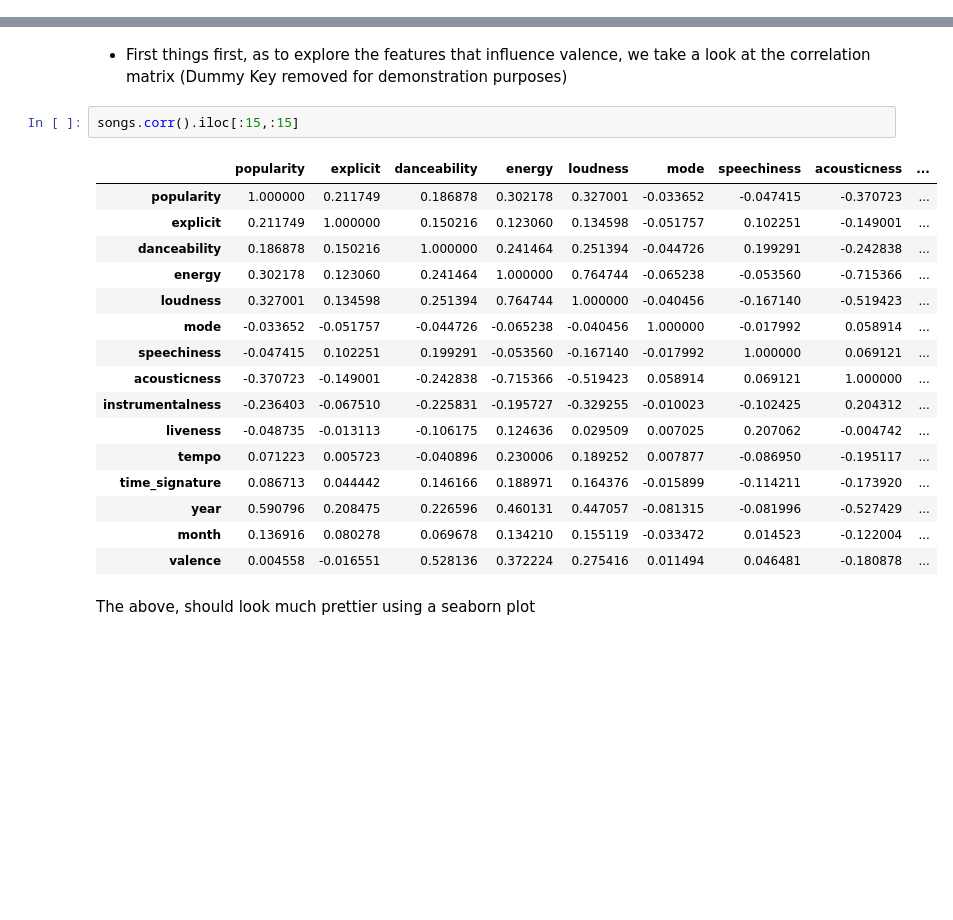
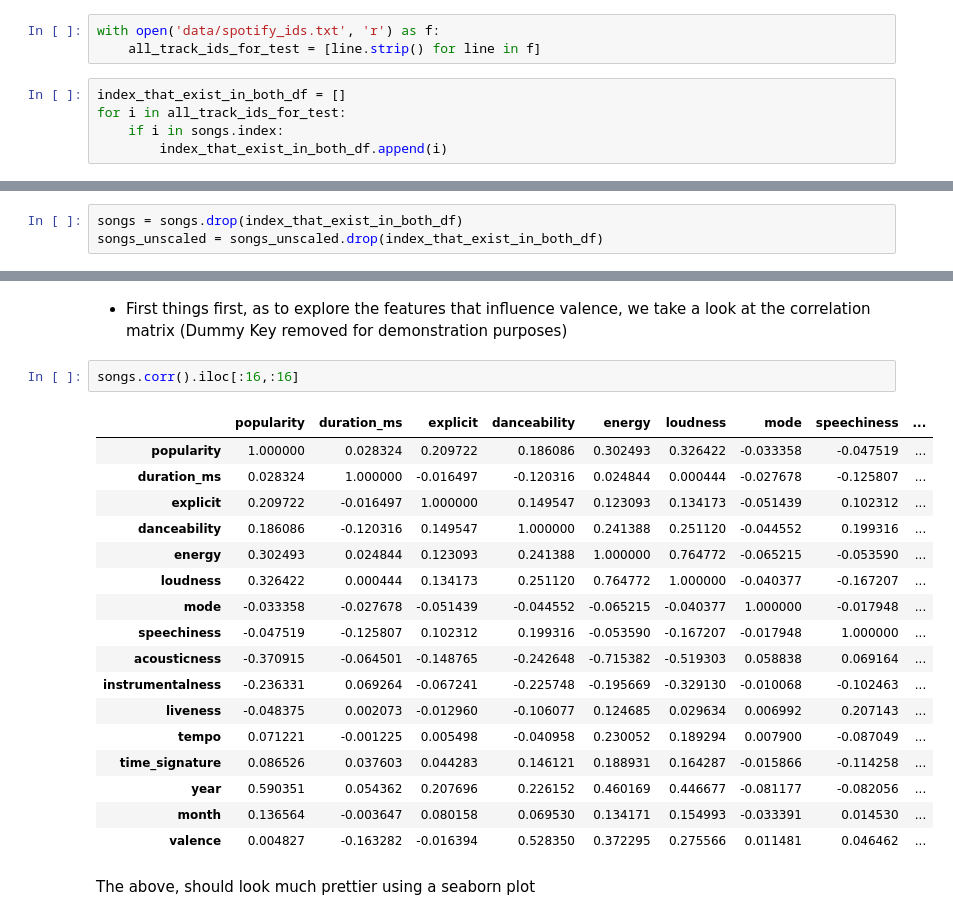
Before and after one commit to Nikos-Antonopoulos/Dissecting-Spotify-Valence, a Jupyter notebook: 3rd_assignment.ipynb, the cells around one changed output, grey strips where cells are left out. Saved outputs shown, nothing was run; the diff lists cells and outputs as text; blank space fills up the shorter version.

```diff
--- a/3rd_assignment.ipynb
+++ b/3rd_assignment.ipynb
@@ -222,0 +217,8 @@ songs_unscaled
+# %%
+with open('data/spotify_ids.txt', 'r') as f:
+    all_track_ids_for_test = [line.strip() for line in f]
+# %%
+index_that_exist_in_both_df = []
+for i in all_track_ids_for_test:
+    if i in songs.index:
+        index_that_exist_in_both_df.append(i)
@@ -222,0 +229,3 @@ songs_unscaled
+# %%
+songs = songs.drop(index_that_exist_in_both_df)
+songs_unscaled = songs_unscaled.drop(index_that_exist_in_both_df)
@@ -230,24 +243,25 @@ songs_unscaled
 * First things first, as to explore the features that influence valence, we take a look at the correlation matrix
   (Dummy Key removed for demonstration purposes)
 # %%
-songs.corr().iloc[:15,:15]
+songs.corr().iloc[:16,:16]
 # %% [output]
-|  | popularity | explicit | danceability | energy | loudness | mode | speechiness | acousticness | ... |
-| popularity | 1.000000 | 0.211749 | 0.186878 | 0.302178 | 0.327001 | -0.033652 | -0.047415 | -0.370723 | ... |
-| explicit | 0.211749 | 1.000000 | 0.150216 | 0.123060 | 0.134598 | -0.051757 | 0.102251 | -0.149001 | ... |
-| danceability | 0.186878 | 0.150216 | 1.000000 | 0.241464 | 0.251394 | -0.044726 | 0.199291 | -0.242838 | ... |
-| energy | 0.302178 | 0.123060 | 0.241464 | 1.000000 | 0.764744 | -0.065238 | -0.053560 | -0.715366 | ... |
-| loudness | 0.327001 | 0.134598 | 0.251394 | 0.764744 | 1.000000 | -0.040456 | -0.167140 | -0.519423 | ... |
-| mode | -0.033652 | -0.051757 | -0.044726 | -0.065238 | -0.040456 | 1.000000 | -0.017992 | 0.058914 | ... |
-| speechiness | -0.047415 | 0.102251 | 0.199291 | -0.053560 | -0.167140 | -0.017992 | 1.000000 | 0.069121 | ... |
-| acousticness | -0.370723 | -0.149001 | -0.242838 | -0.715366 | -0.519423 | 0.058914 | 0.069121 | 1.000000 | ... |
-| instrumentalness | -0.236403 | -0.067510 | -0.225831 | -0.195727 | -0.329255 | -0.010023 | -0.102425 | 0.204312 | ... |
-| liveness | -0.048735 | -0.013113 | -0.106175 | 0.124636 | 0.029509 | 0.007025 | 0.207062 | -0.004742 | ... |
-| tempo | 0.071223 | 0.005723 | -0.040896 | 0.230006 | 0.189252 | 0.007877 | -0.086950 | -0.195117 | ... |
-| time_signature | 0.086713 | 0.044442 | 0.146166 | 0.188971 | 0.164376 | -0.015899 | -0.114211 | -0.173920 | ... |
-| year | 0.590796 | 0.208475 | 0.226596 | 0.460131 | 0.447057 | -0.081315 | -0.081996 | -0.527429 | ... |
-| month | 0.136916 | 0.080278 | 0.069678 | 0.134210 | 0.155119 | -0.033472 | 0.014523 | -0.122004 | ... |
-| valence | 0.004558 | -0.016551 | 0.528136 | 0.372224 | 0.275416 | 0.011494 | 0.046481 | -0.180878 | ... |
+|  | popularity | duration_ms | explicit | danceability | energy | loudness | mode | speechiness | ... |
+| popularity | 1.000000 | 0.028324 | 0.209722 | 0.186086 | 0.302493 | 0.326422 | -0.033358 | -0.047519 | ... |
+| duration_ms | 0.028324 | 1.000000 | -0.016497 | -0.120316 | 0.024844 | 0.000444 | -0.027678 | -0.125807 | ... |
+| explicit | 0.209722 | -0.016497 | 1.000000 | 0.149547 | 0.123093 | 0.134173 | -0.051439 | 0.102312 | ... |
+| danceability | 0.186086 | -0.120316 | 0.149547 | 1.000000 | 0.241388 | 0.251120 | -0.044552 | 0.199316 | ... |
+| energy | 0.302493 | 0.024844 | 0.123093 | 0.241388 | 1.000000 | 0.764772 | -0.065215 | -0.053590 | ... |
+| loudness | 0.326422 | 0.000444 | 0.134173 | 0.251120 | 0.764772 | 1.000000 | -0.040377 | -0.167207 | ... |
+| mode | -0.033358 | -0.027678 | -0.051439 | -0.044552 | -0.065215 | -0.040377 | 1.000000 | -0.017948 | ... |
+| speechiness | -0.047519 | -0.125807 | 0.102312 | 0.199316 | -0.053590 | -0.167207 | -0.017948 | 1.000000 | ... |
+| acousticness | -0.370915 | -0.064501 | -0.148765 | -0.242648 | -0.715382 | -0.519303 | 0.058838 | 0.069164 | ... |
+| instrumentalness | -0.236331 | 0.069264 | -0.067241 | -0.225748 | -0.195669 | -0.329130 | -0.010068 | -0.102463 | ... |
+| liveness | -0.048375 | 0.002073 | -0.012960 | -0.106077 | 0.124685 | 0.029634 | 0.006992 | 0.207143 | ... |
+| tempo | 0.071221 | -0.001225 | 0.005498 | -0.040958 | 0.230052 | 0.189294 | 0.007900 | -0.087049 | ... |
+| time_signature | 0.086526 | 0.037603 | 0.044283 | 0.146121 | 0.188931 | 0.164287 | -0.015866 | -0.114258 | ... |
+| year | 0.590351 | 0.054362 | 0.207696 | 0.226152 | 0.460169 | 0.446677 | -0.081177 | -0.082056 | ... |
+| month | 0.136564 | -0.003647 | 0.080158 | 0.069530 | 0.134171 | 0.154993 | -0.033391 | 0.014530 | ... |
+| valence | 0.004827 | -0.163282 | -0.016394 | 0.528350 | 0.372295 | 0.275566 | 0.011481 | 0.046462 | ... |
 # %% [markdown]
 The above, should look much prettier using a seaborn plot
 # %%
```
Also changed, not shown: parts of 106 cells of this notebook, 1 other file.
